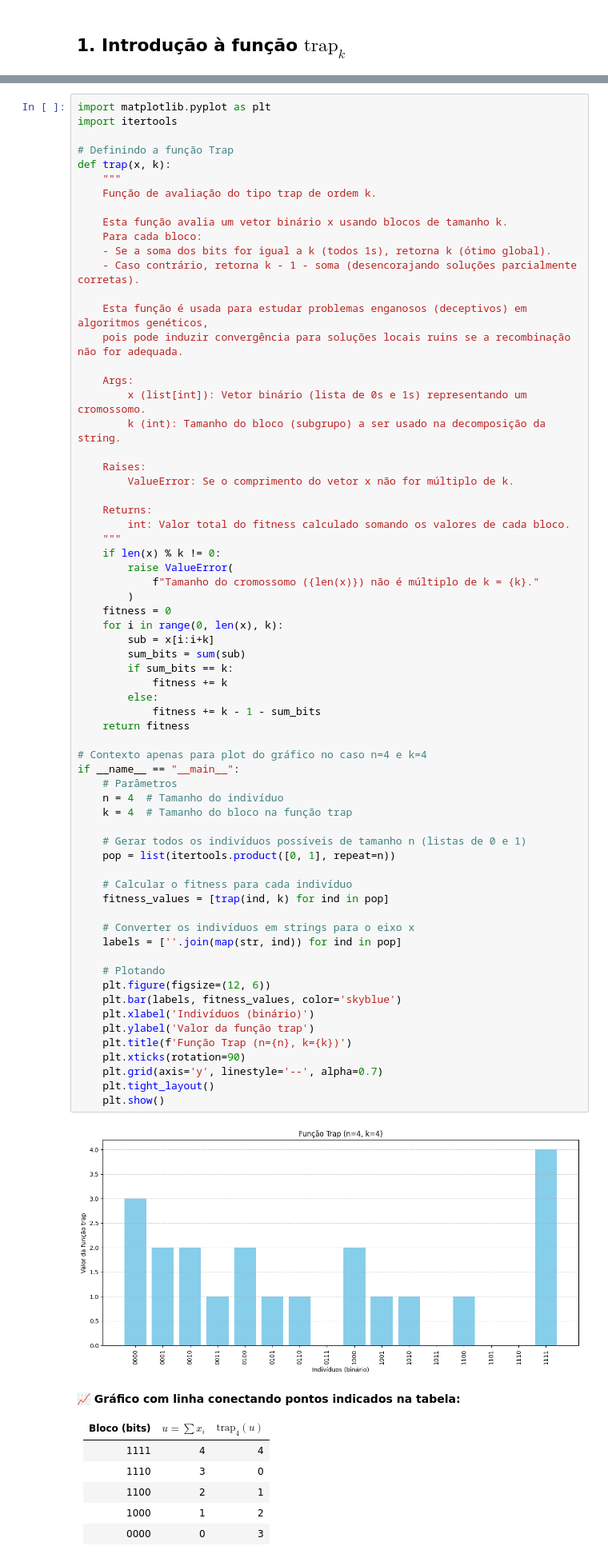
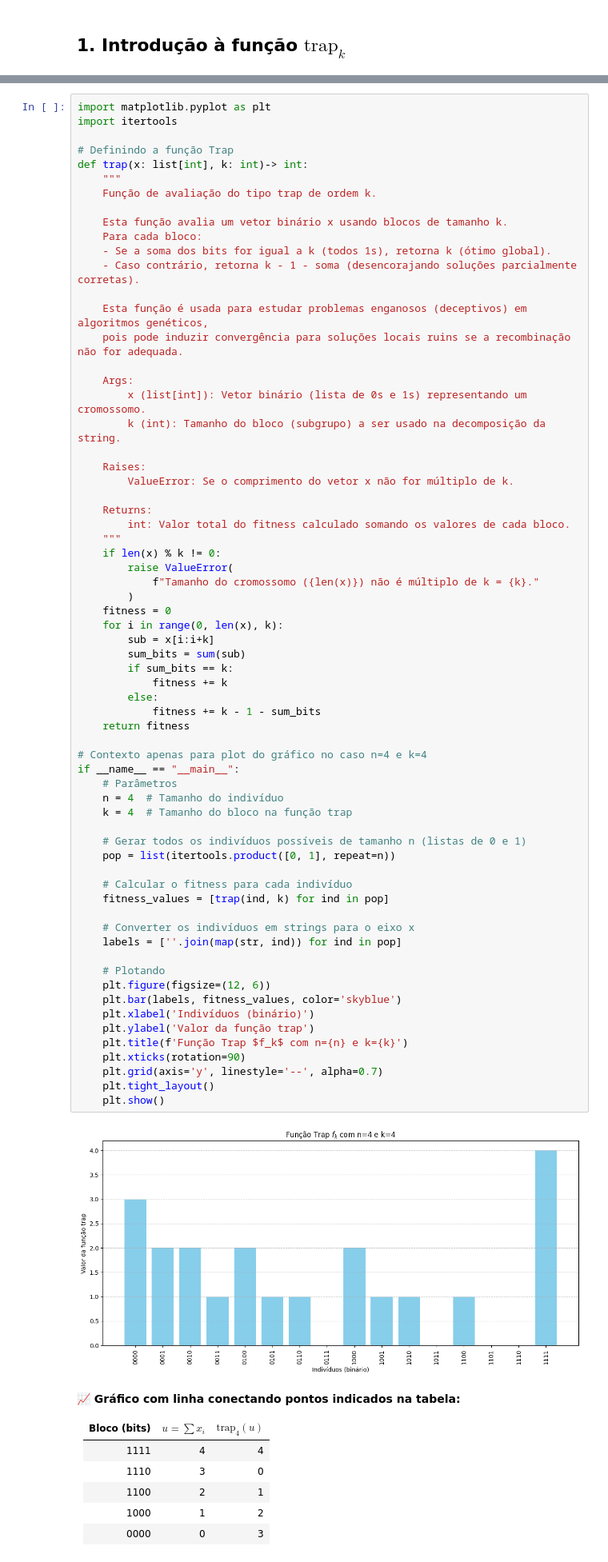
Before and after one commit to JunioCesarFerreira/studies-of-evolutionary-algorithms, a Jupyter notebook: nb/6-find-max-with-traps.ipynb, the cells around one changed output, grey strips where cells are left out. Shown at 80% size. Cells and saved outputs as stored; diff of their text form.

Commit message:
update: adjust find-max-with-traps ipynb

```diff
--- a/nb/6-find-max-with-traps.ipynb
+++ b/nb/6-find-max-with-traps.ipynb
@@ -67,7 +67,7 @@ import matplotlib.pyplot as plt
 import itertools
 
 # Definindo a função Trap
-def trap(x, k):
+def trap(x: list[int], k: int)-> int:
     """
     Função de avaliação do tipo trap de ordem k.
 
@@ -101,35 +101,35 @@ def trap(x, k):
             fitness += k
         else:
             fitness += k - 1 - sum_bits
     return fitness
 
 # Contexto apenas para plot do gráfico no caso n=4 e k=4
 if __name__ == "__main__":
     # Parâmetros
     n = 4  # Tamanho do indivíduo
     k = 4  # Tamanho do bloco na função trap
 
     # Gerar todos os indivíduos possíveis de tamanho n (listas de 0 e 1)
     pop = list(itertools.product([0, 1], repeat=n))
 
     # Calcular o fitness para cada indivíduo
     fitness_values = [trap(ind, k) for ind in pop]
 
     # Converter os indivíduos em strings para o eixo x
     labels = [''.join(map(str, ind)) for ind in pop]
 
     # Plotando
     plt.figure(figsize=(12, 6))
     plt.bar(labels, fitness_values, color='skyblue')
     plt.xlabel('Indivíduos (binário)')
     plt.ylabel('Valor da função trap')
-    plt.title(f'Função Trap (n={n}, k={k})')
+    plt.title(f'Função Trap $f_k$ com n={n} e k={k}')
     plt.xticks(rotation=90)
     plt.grid(axis='y', linestyle='--', alpha=0.7)
     plt.tight_layout()
     plt.show()
 # %% [output]
-[figure, old version]
+[figure, new version]
 # %% [markdown]
 **📈 Gráfico com linha conectando pontos indicados na tabela:**
 
```
Also changed, not shown: parts of 8 cells of this notebook.
